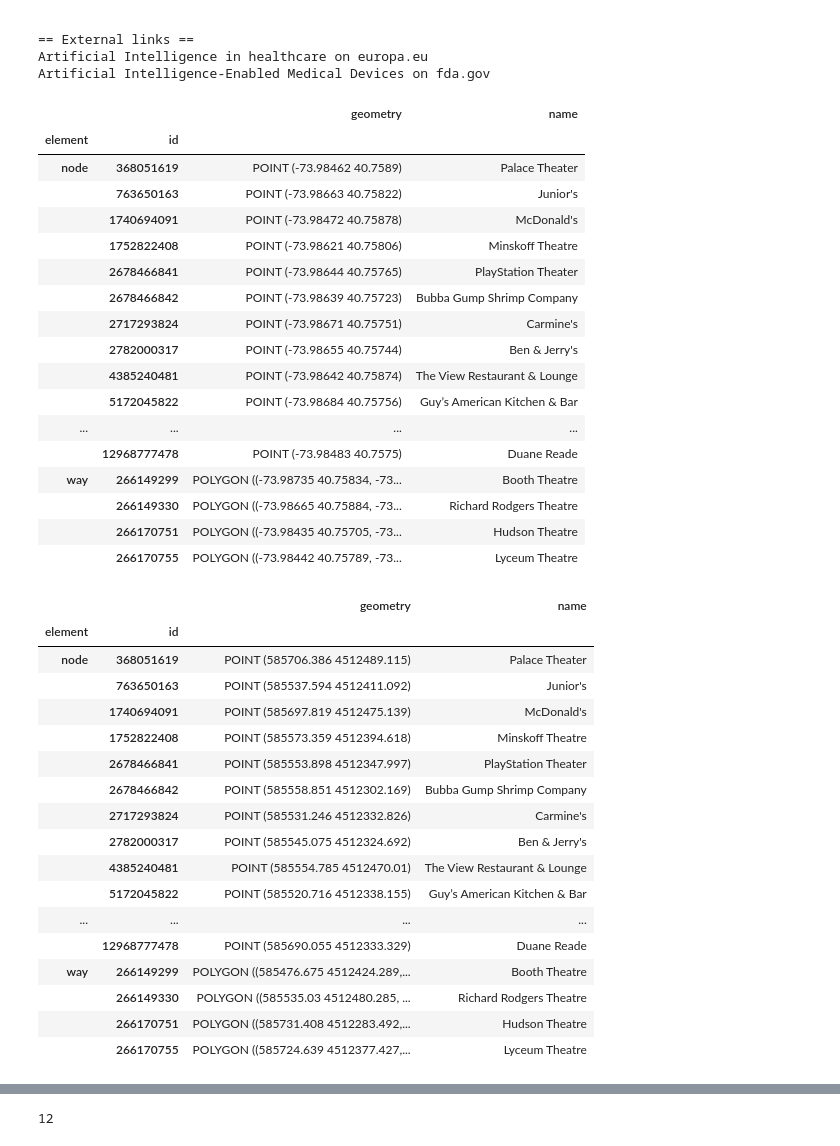
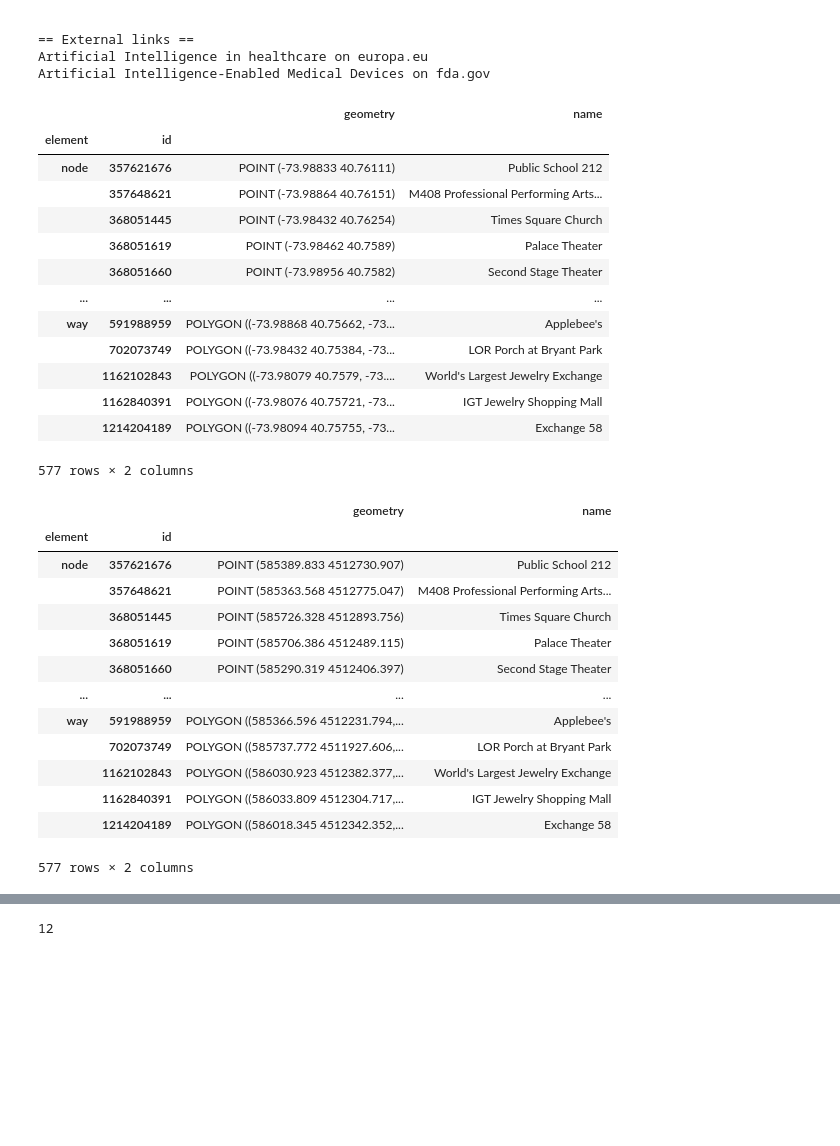
Before and after one commit to EtzionR/LM4GeoAI, a Jupyter notebook: Geo_LLM_Agents.ipynb, the cells around one changed output, grey strips where cells are left out. Drawn from its saved outputs; the diff is of its cells as text; code cells hidden in the pictures; blank space fills up the shorter version.

```diff
--- a/Geo_LLM_Agents.ipynb
+++ b/Geo_LLM_Agents.ipynb
@@ -351,28 +351,24 @@ Artificial Intelligence-Enabled Medical Devices on fda.gov
 # %%
 point = (40.75805, -73.985716)
 
-options = ox.features.features_from_point(center_point = point, dist=100, tags = {'amenity':True})[['geometry','name']].dropna().drop_duplicates()
+options = ox.features.features_from_point(center_point = point, dist=500, tags = {'amenity':True})[['geometry','name']].dropna().drop_duplicates()
 
 options
 # %% [output]
 |  |  | geometry | name |
 | element | id |  |  |
-| node | 368051619 | POINT (-73.98462 40.7589) | Palace Theater |
-|  | 763650163 | POINT (-73.98663 40.75822) | Junior's |
-|  | 1740694091 | POINT (-73.98472 40.75878) | McDonald's |
-|  | 1752822408 | POINT (-73.98621 40.75806) | Minskoff Theatre |
-|  | 2678466841 | POINT (-73.98644 40.75765) | PlayStation Theater |
-|  | 2678466842 | POINT (-73.98639 40.75723) | Bubba Gump Shrimp Company |
-|  | 2717293824 | POINT (-73.98671 40.75751) | Carmine's |
-|  | 2782000317 | POINT (-73.98655 40.75744) | Ben & Jerry's |
-|  | 4385240481 | POINT (-73.98642 40.75874) | The View Restaurant & Lounge |
-|  | 5172045822 | POINT (-73.98684 40.75756) | Guy’s American Kitchen & Bar |
+| node | 357621676 | POINT (-73.98833 40.76111) | Public School 212 |
+|  | 357648621 | POINT (-73.98864 40.76151) | M408 Professional Performing Arts... |
+|  | 368051445 | POINT (-73.98432 40.76254) | Times Square Church |
+|  | 368051619 | POINT (-73.98462 40.7589) | Palace Theater |
+|  | 368051660 | POINT (-73.98956 40.7582) | Second Stage Theater |
 | ... | ... | ... | ... |
-|  | 12968777478 | POINT (-73.98483 40.7575) | Duane Reade |
-| way | 266149299 | POLYGON ((-73.98735 40.75834, -73... | Booth Theatre |
-|  | 266149330 | POLYGON ((-73.98665 40.75884, -73... | Richard Rodgers Theatre |
-|  | 266170751 | POLYGON ((-73.98435 40.75705, -73... | Hudson Theatre |
-|  | 266170755 | POLYGON ((-73.98442 40.75789, -73... | Lyceum Theatre |
+| way | 591988959 | POLYGON ((-73.98868 40.75662, -73... | Applebee's |
+|  | 702073749 | POLYGON ((-73.98432 40.75384, -73... | LOR Porch at Bryant Park |
+|  | 1162102843 | POLYGON ((-73.98079 40.7579, -73.... | World's Largest Jewelry Exchange |
+|  | 1162840391 | POLYGON ((-73.98076 40.75721, -73... | IGT Jewelry Shopping Mall |
+|  | 1214204189 | POLYGON ((-73.98094 40.75755, -73... | Exchange 58 |
+577 rows × 2 columns
 # %%
 
 
@@ -382,19 +378,15 @@ options.to_crs(WGS84_UTM_18N)
 # %% [output]
 |  |  | geometry | name |
 | element | id |  |  |
-| node | 368051619 | POINT (585706.386 4512489.115) | Palace Theater |
-|  | 763650163 | POINT (585537.594 4512411.092) | Junior's |
-|  | 1740694091 | POINT (585697.819 4512475.139) | McDonald's |
-|  | 1752822408 | POINT (585573.359 4512394.618) | Minskoff Theatre |
-|  | 2678466841 | POINT (585553.898 4512347.997) | PlayStation Theater |
-|  | 2678466842 | POINT (585558.851 4512302.169) | Bubba Gump Shrimp Company |
-|  | 2717293824 | POINT (585531.246 4512332.826) | Carmine's |
-|  | 2782000317 | POINT (585545.075 4512324.692) | Ben & Jerry's |
-|  | 4385240481 | POINT (585554.785 4512470.01) | The View Restaurant & Lounge |
-|  | 5172045822 | POINT (585520.716 4512338.155) | Guy’s American Kitchen & Bar |
+| node | 357621676 | POINT (585389.833 4512730.907) | Public School 212 |
+|  | 357648621 | POINT (585363.568 4512775.047) | M408 Professional Performing Arts... |
+|  | 368051445 | POINT (585726.328 4512893.756) | Times Square Church |
+|  | 368051619 | POINT (585706.386 4512489.115) | Palace Theater |
+|  | 368051660 | POINT (585290.319 4512406.397) | Second Stage Theater |
 | ... | ... | ... | ... |
-|  | 12968777478 | POINT (585690.055 4512333.329) | Duane Reade |
-| way | 266149299 | POLYGON ((585476.675 4512424.289,... | Booth Theatre |
-|  | 266149330 | POLYGON ((585535.03 4512480.285, ... | Richard Rodgers Theatre |
-|  | 266170751 | POLYGON ((585731.408 4512283.492,... | Hudson Theatre |
-|  | 266170755 | POLYGON ((585724.639 4512377.427,... | Lyceum Theatre |
+| way | 591988959 | POLYGON ((585366.596 4512231.794,... | Applebee's |
+|  | 702073749 | POLYGON ((585737.772 4511927.606,... | LOR Porch at Bryant Park |
+|  | 1162102843 | POLYGON ((586030.923 4512382.377,... | World's Largest Jewelry Exchange |
+|  | 1162840391 | POLYGON ((586033.809 4512304.717,... | IGT Jewelry Shopping Mall |
+|  | 1214204189 | POLYGON ((586018.345 4512342.352,... | Exchange 58 |
+577 rows × 2 columns
```
Also changed, not shown: parts of 2 cells of this notebook.
